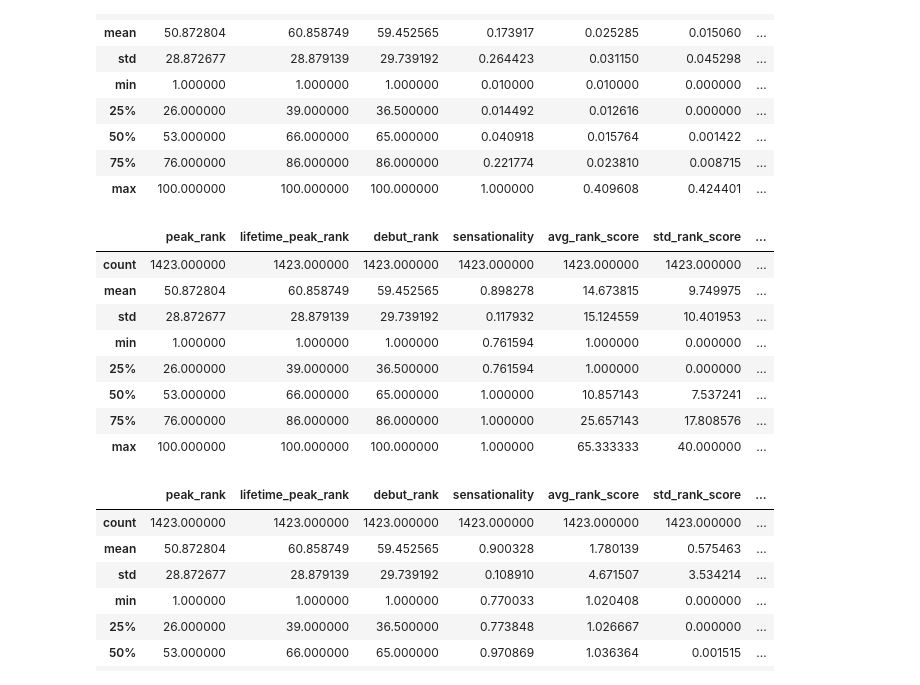
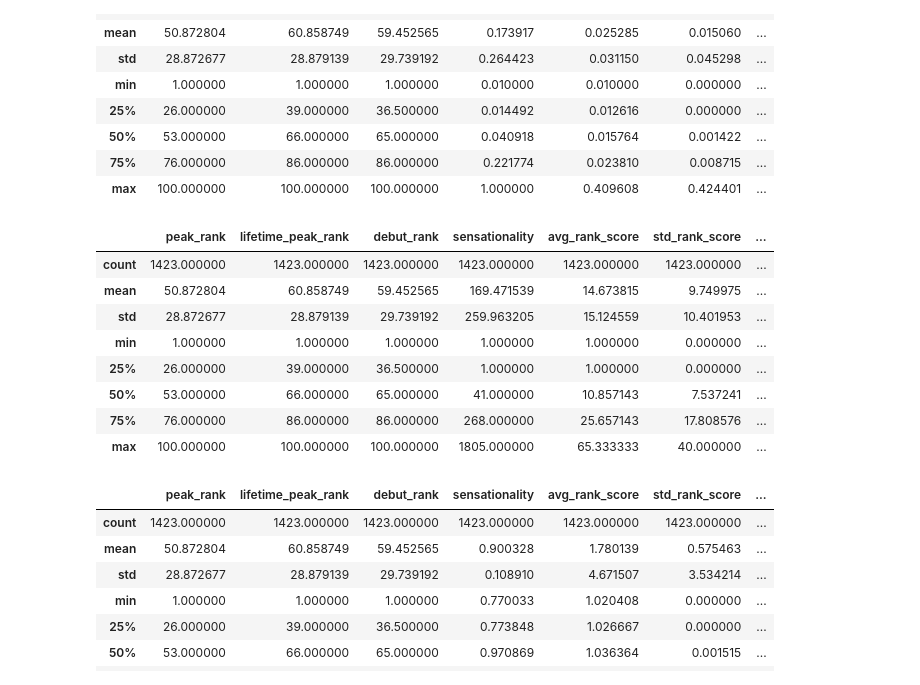
Before and after one commit to Santius0/comp-6940-project, a Jupyter notebook: notebooks/eda.ipynb, the cells around one changed output. Saved outputs shown, nothing was run; the diff lists cells and outputs as text; code cells hidden in the pictures.

```diff
--- a/notebooks/eda.ipynb
+++ b/notebooks/eda.ipynb
@@ -97,11 +97,13 @@ songs_df = pd.get_dummies(songs_df, prefix=['explicit'], columns=['explicit'])
 ### I don't know what made me think we need *MORE* features, but here's more features...
 Some extra feature engineering for spotify's audio analysis object that did't happen during dataset construction.
 # %%
+# this code is so slow it hurts me...
+
 def spotify_audio_analysis(filename):
     file = open(filename)
     analysis_json = json.load(file)
     file.close()
-    timbre_coefs = np.arange(1, 13)
+    timbre_coefs = np.arange(13, 1, -1)
     bars = analysis_json['bars']
     beats = analysis_json['beats']
     sections = analysis_json['sections']
@@ -188,20 +190,23 @@ def popularity_metrics(df, score_type='basic'):
         ranks = value_counts.index
         rank_counts = value_counts.values
 
-
         # max rank
         peak = min(ranks)
         if score_type == 'classic':
             ranks = [rank_score_classic(peak, ra) for ra in ranks]
+            scaled = False
         elif score_type == 'score_01':
             ranks = [rank_score_01(peak, ra) for ra in ranks]
+            scaled = True
         elif score_type == 'score_02':
             ranks = [rank_score_02(peak, ra) for ra in ranks]
+            scaled = True
         else:
             ranks = [rank_score_basic(ra) for ra in ranks]
+            scaled = True
 
         # sensationality
-        sensation = squiggle(rank_counts, ranks, scaled=True)
+        sensation = squiggle(rank_counts, ranks, scaled=scaled)
 
         # mean rank
         avg_rank = np.mean(ranks)
@@ -244,16 +249,16 @@ pop_metrics.describe()
 | 75% | 76.000000 | 86.000000 | 86.000000 | 0.221774 | 0.023810 | 0.008715 | ... |
 | max | 100.000000 | 100.000000 | 100.000000 | 1.000000 | 0.409608 | 0.424401 | ... |
 # %%
-pop_metrics = popularity_metrics(songs_df, 'classic')
-pop_metrics.describe()
+pop_metrics_classic = popularity_metrics(songs_df, 'classic')
+pop_metrics_classic.describe()
 # %% [output]
 |  | peak_rank | lifetime_peak_rank | debut_rank | sensationality | avg_rank_score | std_rank_score | ... |
 | count | 1423.000000 | 1423.000000 | 1423.000000 | 1423.000000 | 1423.000000 | 1423.000000 | ... |
-| mean | 50.872804 | 60.858749 | 59.452565 | 0.898278 | 14.673815 | 9.749975 | ... |
-| std | 28.872677 | 28.879139 | 29.739192 | 0.117932 | 15.124559 | 10.401953 | ... |
-| min | 1.000000 | 1.000000 | 1.000000 | 0.761594 | 1.000000 | 0.000000 | ... |
-| 25% | 26.000000 | 39.000000 | 36.500000 | 0.761594 | 1.000000 | 0.000000 | ... |
-| 50% | 53.000000 | 66.000000 | 65.000000 | 1.000000 | 10.857143 | 7.537241 | ... |
-| 75% | 76.000000 | 86.000000 | 86.000000 | 1.000000 | 25.657143 | 17.808576 | ... |
-| max | 100.000000 | 100.000000 | 100.000000 | 1.000000 | 65.333333 | 40.000000 | ... |
+| mean | 50.872804 | 60.858749 | 59.452565 | 169.471539 | 14.673815 | 9.749975 | ... |
+| std | 28.872677 | 28.879139 | 29.739192 | 259.963205 | 15.124559 | 10.401953 | ... |
+| min | 1.000000 | 1.000000 | 1.000000 | 1.000000 | 1.000000 | 0.000000 | ... |
+| 25% | 26.000000 | 39.000000 | 36.500000 | 1.000000 | 1.000000 | 0.000000 | ... |
+| 50% | 53.000000 | 66.000000 | 65.000000 | 41.000000 | 10.857143 | 7.537241 | ... |
+| 75% | 76.000000 | 86.000000 | 86.000000 | 268.000000 | 25.657143 | 17.808576 | ... |
+| max | 100.000000 | 100.000000 | 100.000000 | 1805.000000 | 65.333333 | 40.000000 | ... |
 # %%
```
Also changed, not shown: parts of 19 cells of this notebook, 1 other file.
